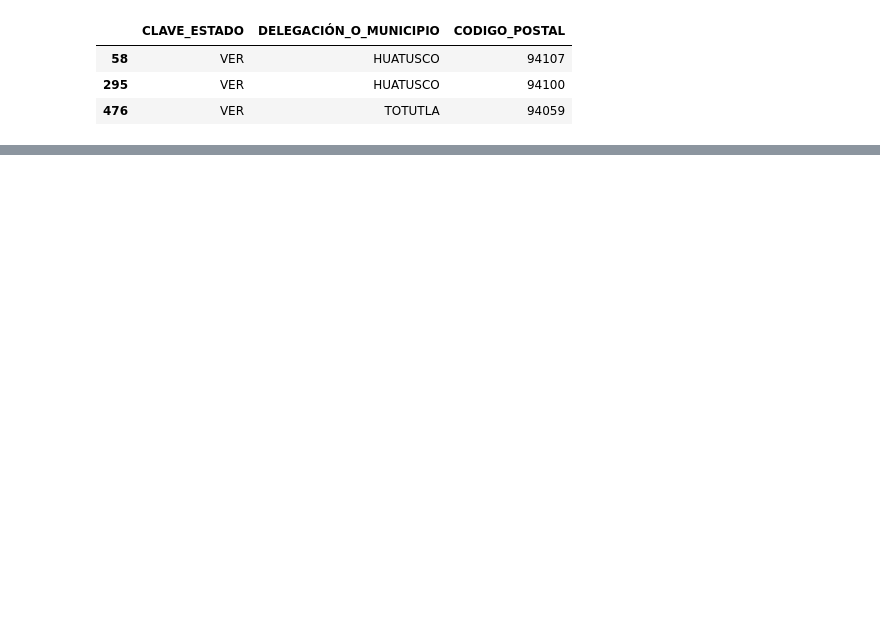
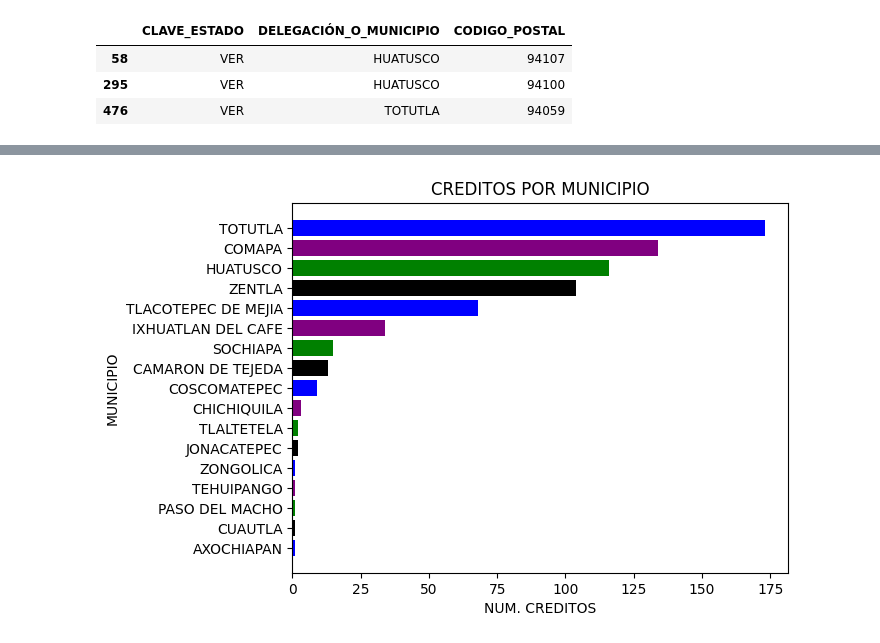
Before and after one commit to guamoshtli/Pandas, a Jupyter notebook: codigo_postal.ipynb, the cells around one changed output, grey strips where cells are left out. Cells and saved outputs as stored; diff of their text form; code cells hidden in the pictures; blank space fills up the shorter version.

```diff
--- a/codigo_postal.ipynb
+++ b/codigo_postal.ipynb
@@ -94,0 +363,20 @@ datos.sample(30)
+# %%
+query = """
+SELECT DELEGACIÓN_O_MUNICIPIO DEL,  COUNT(MONTO_MAX_AUT) NUM_CREDS
+FROM df2
+
+GROUP BY DELEGACIÓN_O_MUNICIPIO
+ORDER BY NUM_CREDS ASC
+
+"""
+q1=sqldf(query)
+#q1.set_index('Vendedor', inplace=True)
+plt.barh(q1['DEL'], q1['NUM_CREDS'], color=[ 'blue', 'black', 'green', 'purple'], label="MUNICIPIO")
+#plt.legend()
+plt.title("CREDITOS POR MUNICIPIO")
+plt.xlabel("NUM. CREDITOS")
+plt.ylabel("MUNICIPIO")
+#q1.plot(kind='barh')
+plt.show()
+# %% [output]
+[figure, added]
```
Also changed, not shown: parts of 19 cells of this notebook.
